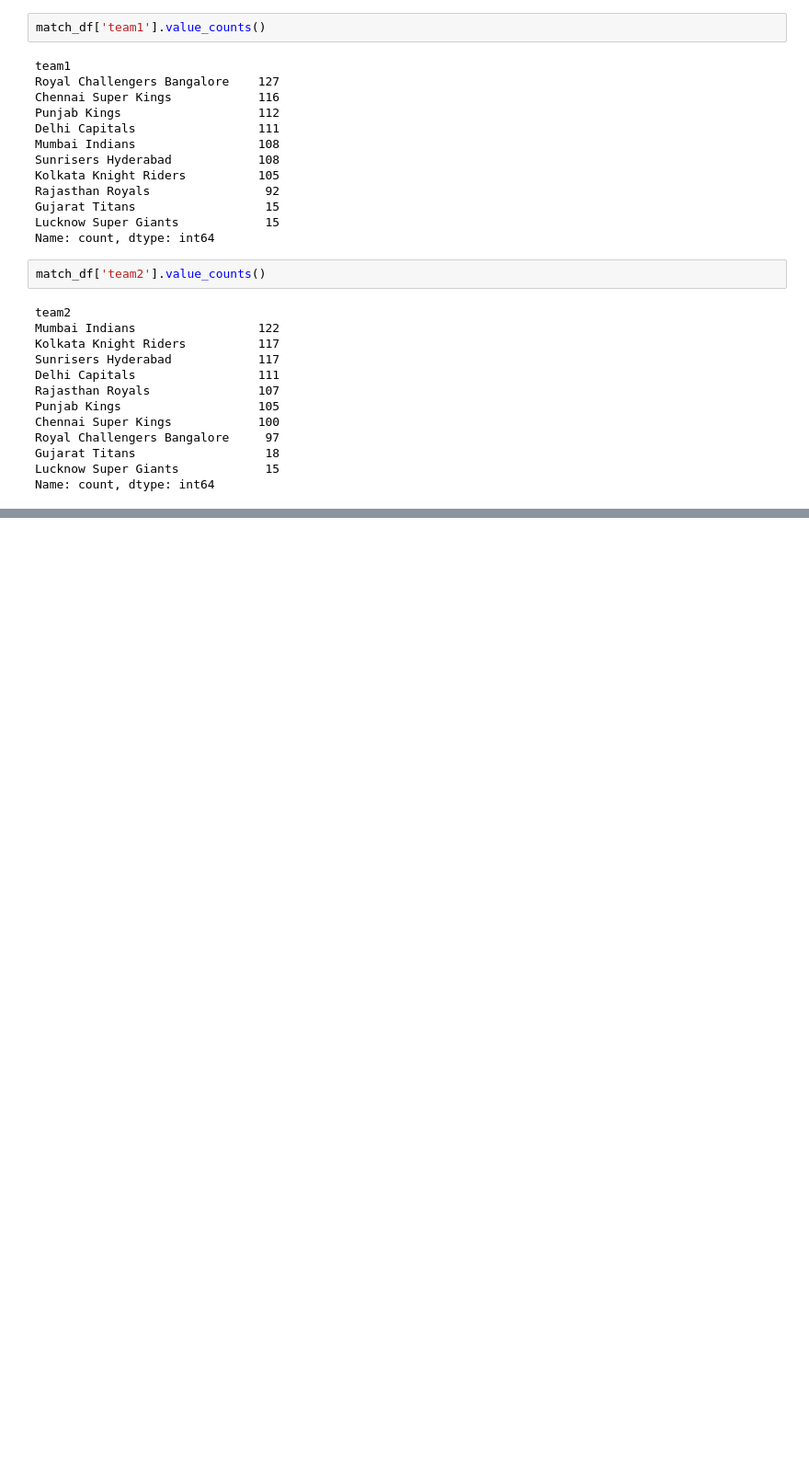
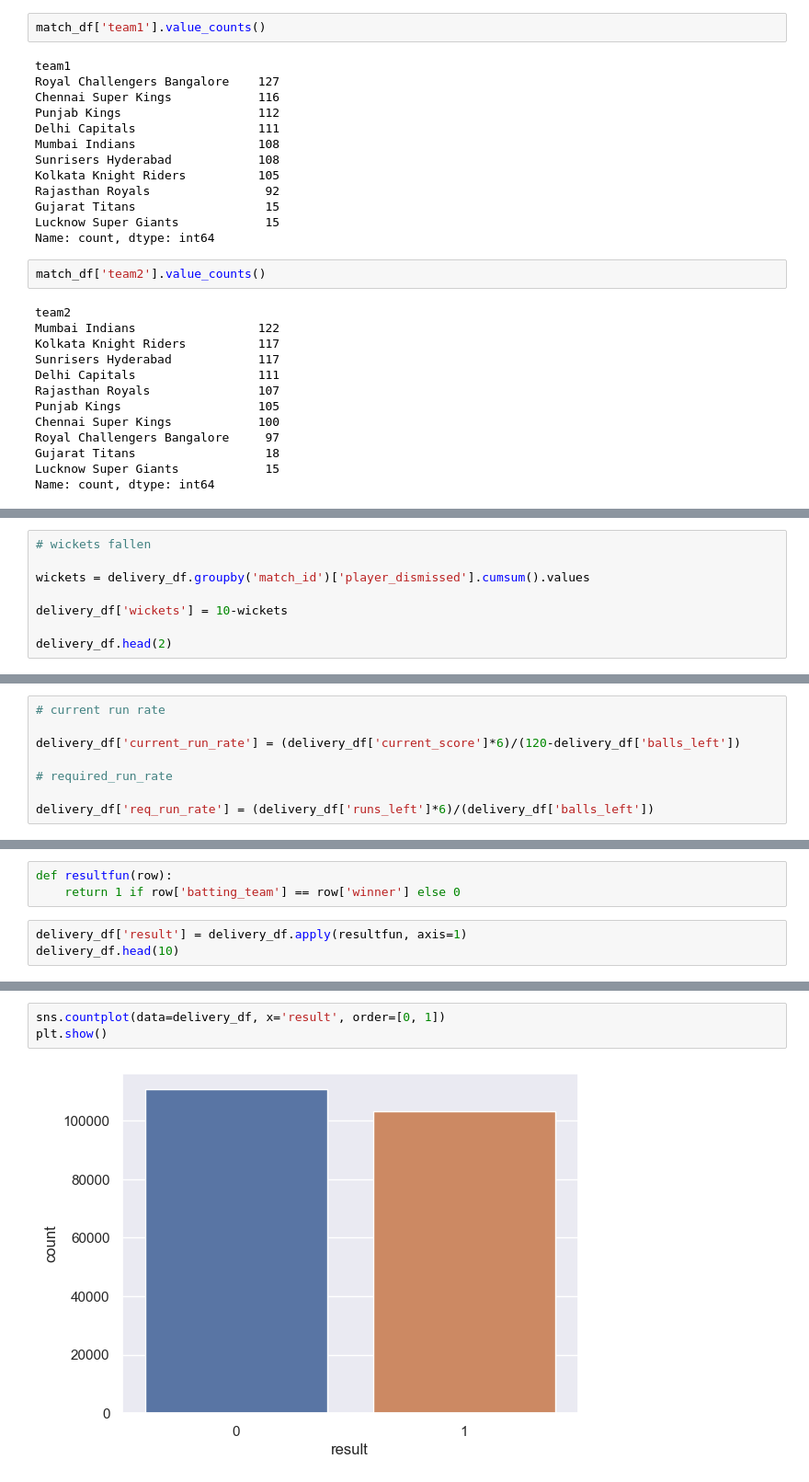
Before and after one commit to infojain/IPL_WIN_PROBABILITY_PREDICTOR, a Jupyter notebook: IPL_PRE.ipynb, the cells around one changed output, grey strips where cells are left out. Shown at 92% size. Cells and saved outputs as stored; diff of their text form; blank space fills up the shorter version.

```diff
--- a/IPL_PRE.ipynb
+++ b/IPL_PRE.ipynb
@@ -269,0 +507,8 @@ Name: count, dtype: int64
+# %%
+# wickets fallen
+
+wickets = delivery_df.groupby('match_id')['player_dismissed'].cumsum().values
+
+delivery_df['wickets'] = 10-wickets
+
+delivery_df.head(2)
@@ -269,0 +524,8 @@ Name: count, dtype: int64
+# %%
+# current run rate
+
+delivery_df['current_run_rate'] = (delivery_df['current_score']*6)/(120-delivery_df['balls_left'])
+
+# required_run_rate
+
+delivery_df['req_run_rate'] = (delivery_df['runs_left']*6)/(delivery_df['balls_left'])
@@ -269,0 +553,6 @@ Name: count, dtype: int64
+# %%
+def resultfun(row):
+    return 1 if row['batting_team'] == row['winner'] else 0
+# %%
+delivery_df['result'] = delivery_df.apply(resultfun, axis=1)
+delivery_df.head(10)
@@ -269,0 +579,5 @@ Name: count, dtype: int64
+# %%
+sns.countplot(data=delivery_df, x='result', order=[0, 1])
+plt.show()
+# %% [output]
+[figure, added]
```
Also changed, not shown: parts of 61 cells of this notebook.
